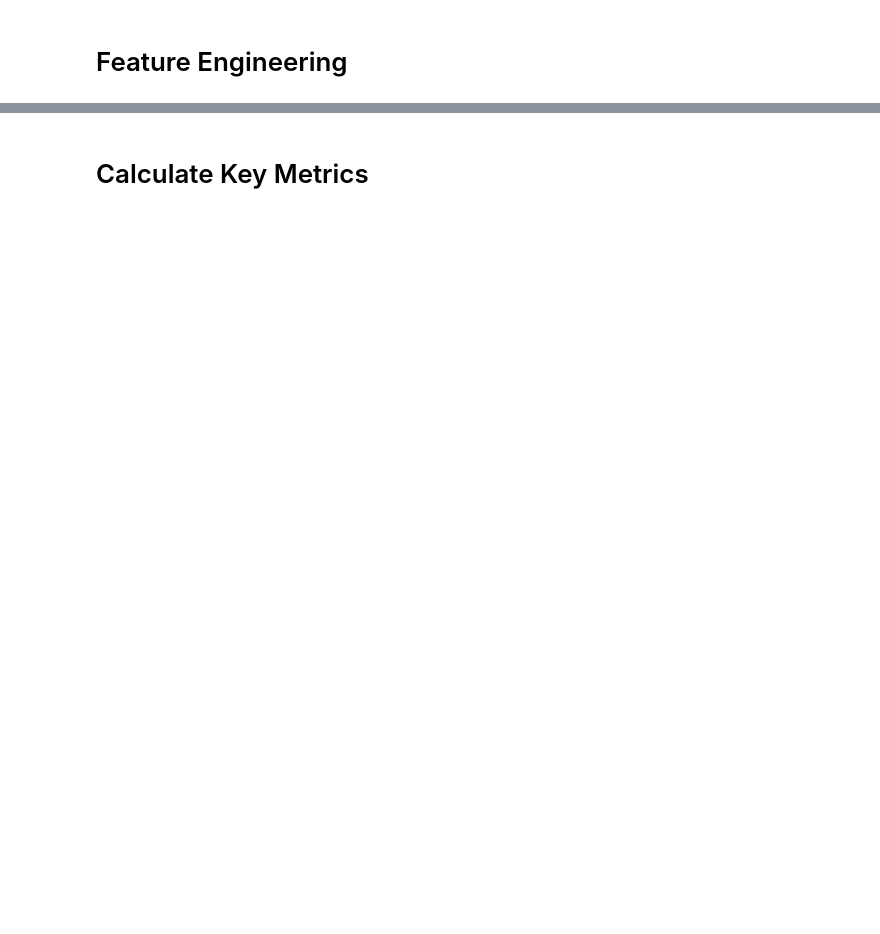
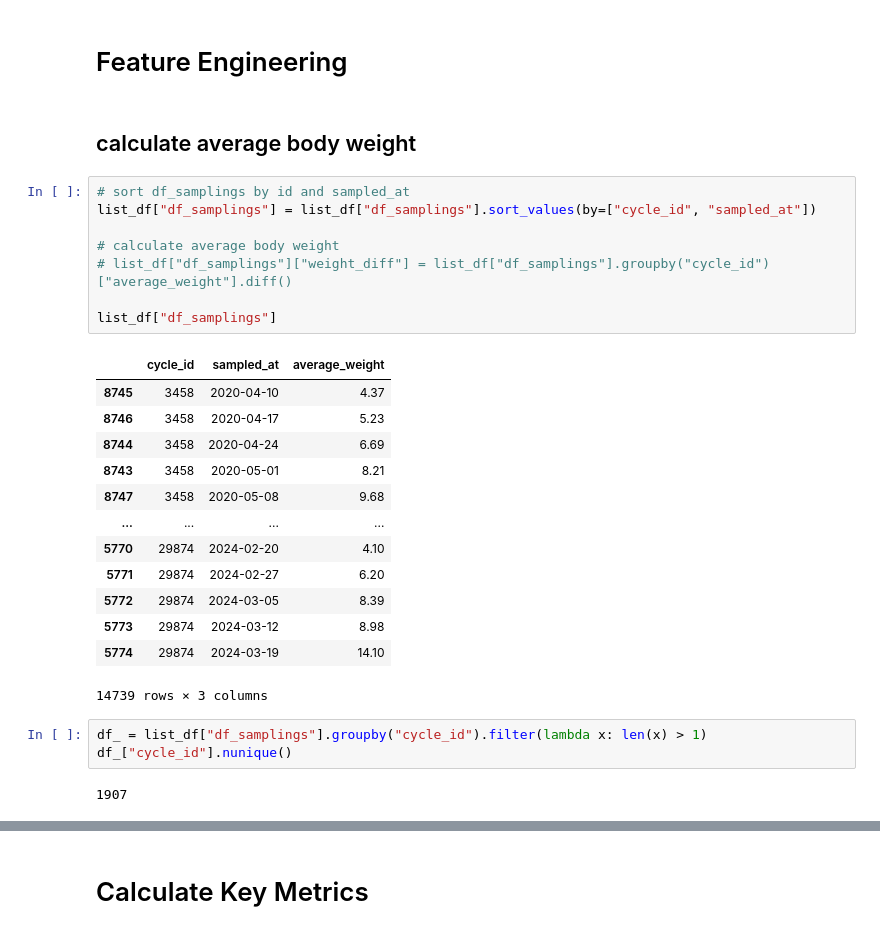
Before and after one commit to nurgoni/shrimp-forecasting, a Jupyter notebook: notebook/EDA.ipynb, the cells around one changed output, grey strips where cells are left out. Saved outputs shown, nothing was run; the diff lists cells and outputs as text; blank space fills up the shorter version.

```diff
--- a/notebook/EDA.ipynb
+++ b/notebook/EDA.ipynb
@@ -444,2 +604,31 @@ df_feeds
 # %% [markdown]
 # Feature Engineering
+# %% [markdown]
+## calculate average body weight
+# %%
+# sort df_samplings by id and sampled_at
+list_df["df_samplings"] = list_df["df_samplings"].sort_values(by=["cycle_id", "sampled_at"])
+
+# calculate average body weight
+# list_df["df_samplings"]["weight_diff"] = list_df["df_samplings"].groupby("cycle_id")["average_weight"].diff()
+
+list_df["df_samplings"]
+# %% [output]
+|  | cycle_id | sampled_at | average_weight |
+| 8745 | 3458 | 2020-04-10 | 4.37 |
+| 8746 | 3458 | 2020-04-17 | 5.23 |
+| 8744 | 3458 | 2020-04-24 | 6.69 |
+| 8743 | 3458 | 2020-05-01 | 8.21 |
+| 8747 | 3458 | 2020-05-08 | 9.68 |
+| ... | ... | ... | ... |
+| 5770 | 29874 | 2024-02-20 | 4.10 |
+| 5771 | 29874 | 2024-02-27 | 6.20 |
+| 5772 | 29874 | 2024-03-05 | 8.39 |
+| 5773 | 29874 | 2024-03-12 | 8.98 |
+| 5774 | 29874 | 2024-03-19 | 14.10 |
+14739 rows × 3 columns
+# %%
+df_ = list_df["df_samplings"].groupby("cycle_id").filter(lambda x: len(x) > 1)
+df_["cycle_id"].nunique()
+# %% [output]
+1907
```
Also changed, not shown: parts of 21 cells of this notebook, 1 other file.
